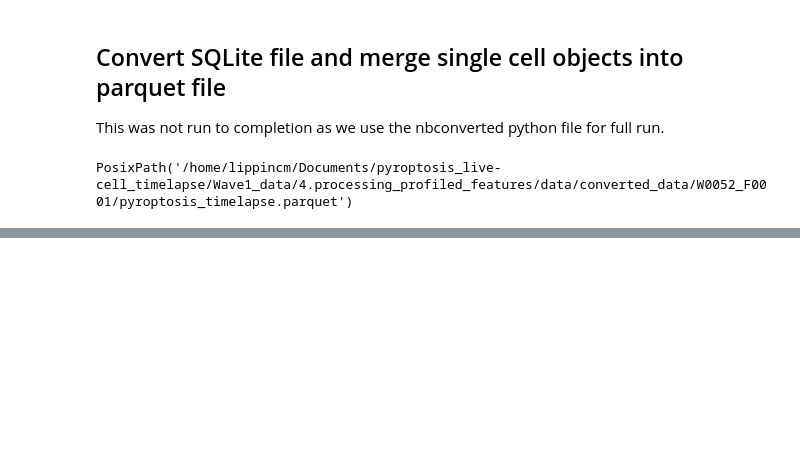
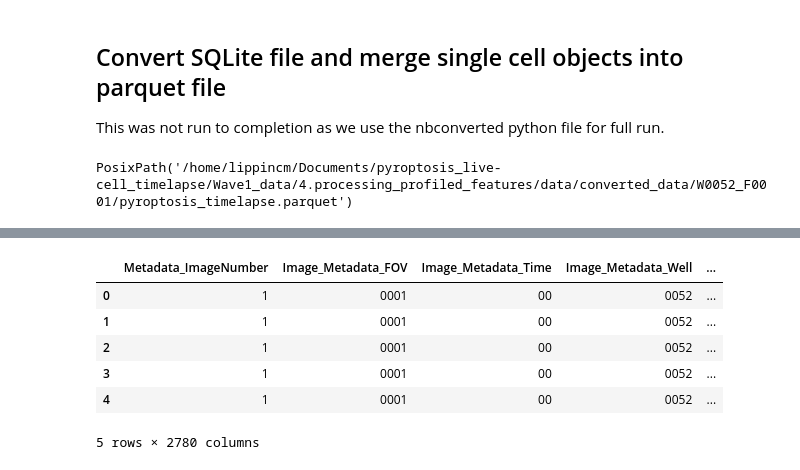
Before and after one commit to MikeLippincott/pyroptosis_live-cell_timelapse, a Jupyter notebook: Wave1_data/4.processing_profiled_features/notebooks/0.merge_sc.ipynb, the cells around one changed output, grey strips where cells are left out. Cells and saved outputs as stored; diff of their text form; code cells hidden in the pictures; blank space fills up the shorter version.

```diff
--- a/Wave1_data/4.processing_profiled_features/notebooks/0.merge_sc.ipynb
+++ b/Wave1_data/4.processing_profiled_features/notebooks/0.merge_sc.ipynb
@@ -143,0 +141,19 @@ Added single cell count as metadata to pyroptosis_timelapse.parquet!
+# %%
+Metadata_number_of_singlecells_df = (
+    df.groupby(["Metadata_Well_Time"])["Metadata_Well_Time"]
+    .value_counts()
+    .reset_index(name="Metadata_number_of_singlecells")
+)
+# merge the number of single cells with the original dataframe
+df = df.merge(
+    Metadata_number_of_singlecells_df, on=["Metadata_Well_Time", "Metadata_Well_Time"]
+)
+df.head()
+# %% [output]
+|  | Metadata_ImageNumber | Image_Metadata_FOV | Image_Metadata_Time | Image_Metadata_Well | ... |
+| 0 | 1 | 0001 | 00 | 0052 | ... |
+| 1 | 1 | 0001 | 00 | 0052 | ... |
+| 2 | 1 | 0001 | 00 | 0052 | ... |
+| 3 | 1 | 0001 | 00 | 0052 | ... |
+| 4 | 1 | 0001 | 00 | 0052 | ... |
+5 rows × 2780 columns
```
Also changed, not shown: parts of 3 cells of this notebook, 5 other files.
